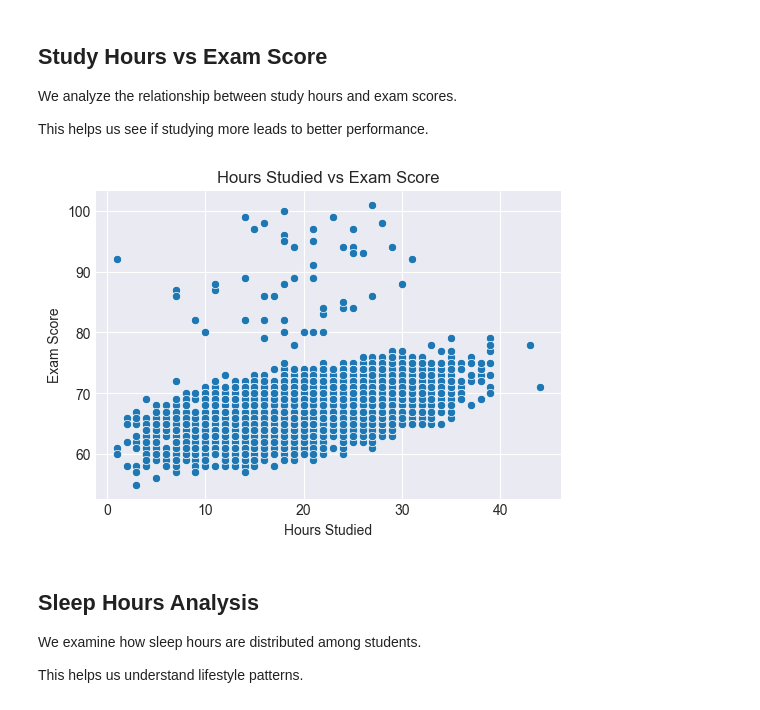
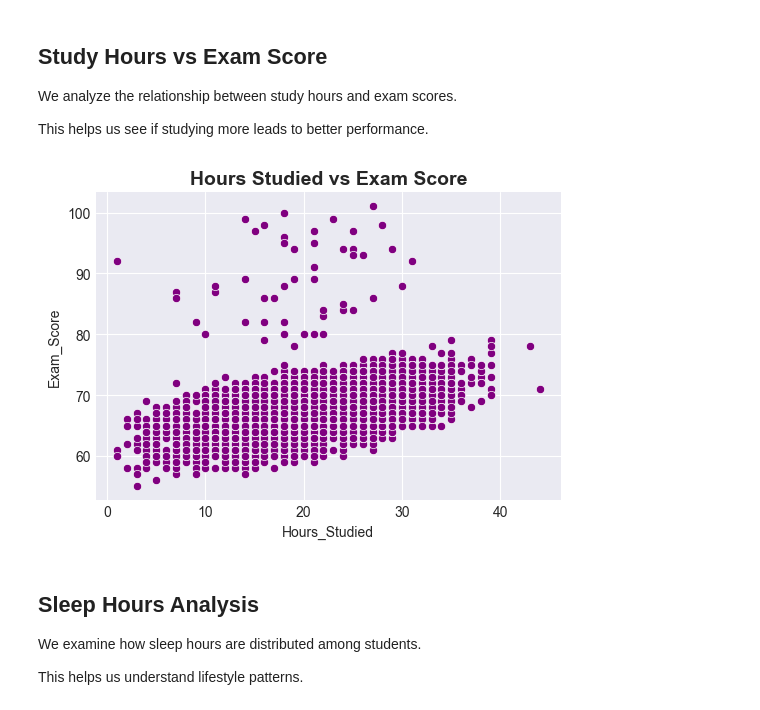
Before and after one commit to Hajer207/B5, a Jupyter notebook: Student/C2/project 2.ipynb, the cells around one changed output. Saved outputs shown, nothing was run; the diff lists cells and outputs as text; code cells hidden in the pictures.

```diff
--- a/Student/C2/project 2.ipynb
+++ b/Student/C2/project 2.ipynb
@@ -99,15 +102,16 @@ plt.show()
 We analyze the relationship between study hours and exam scores.
 
 This helps us see if studying more leads to better performance.
-# %%
-plt.figure(figsize=(6,4))
-sns.scatterplot(x='Hours_Studied', y='Exam_Score', data=df)
-plt.title("Hours Studied vs Exam Score")
-plt.xlabel("Hours Studied")
-plt.ylabel("Exam Score")
-plt.show()
-# %% [output]
-[figure, removed]
+# %%
+plt.figure(figsize=(6,4))
+
+sns.scatterplot(x='Hours_Studied', y='Exam_Score', data=df, color='purple')
+
+plt.title("Hours Studied vs Exam Score", fontsize=14, fontweight='bold')
+
+plt.show()
+# %% [output]
+[figure, added]
 # %% [markdown]
 ## Sleep Hours Analysis
 
```
Also changed, not shown: parts of 4 cells of this notebook.
